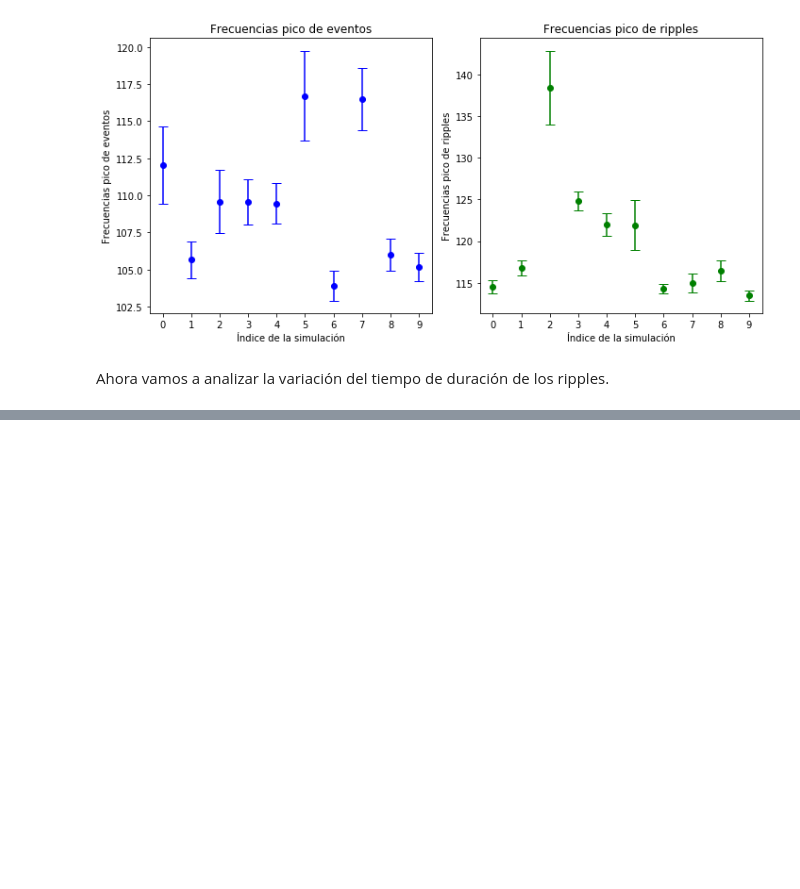
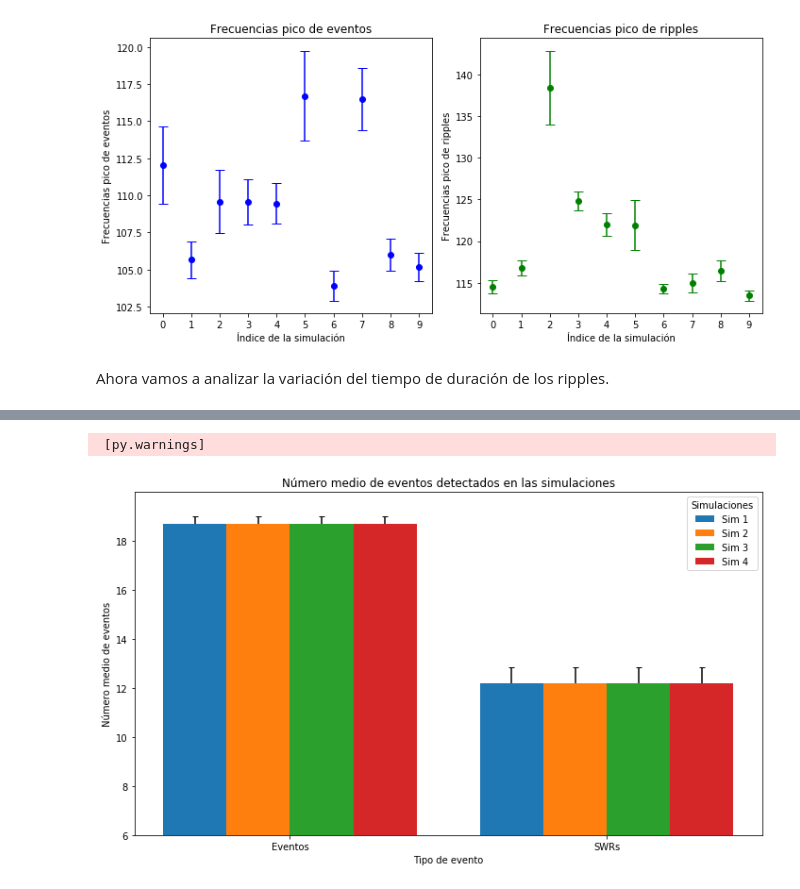
Before and after one commit to juanluserra/TFM-BigData, a Jupyter notebook: generar-ruido/varianza_simulaciones.ipynb, the cells around one changed output, grey strips where cells are left out. Cells and saved outputs as stored; diff of their text form; code cells hidden in the pictures; blank space fills up the shorter version.

```diff
--- a/generar-ruido/varianza_simulaciones.ipynb
+++ b/generar-ruido/varianza_simulaciones.ipynb
@@ -257,0 +319,8 @@ plt.show()
+# %%
+n_detects_multiple(
+    data_dict=dicts,
+    figsize=(10, 6)
+)
+# %% [output]
+ [py.warnings]
+[figure, added]
```
Also changed, not shown: parts of 21 cells of this notebook, 2 other files.
